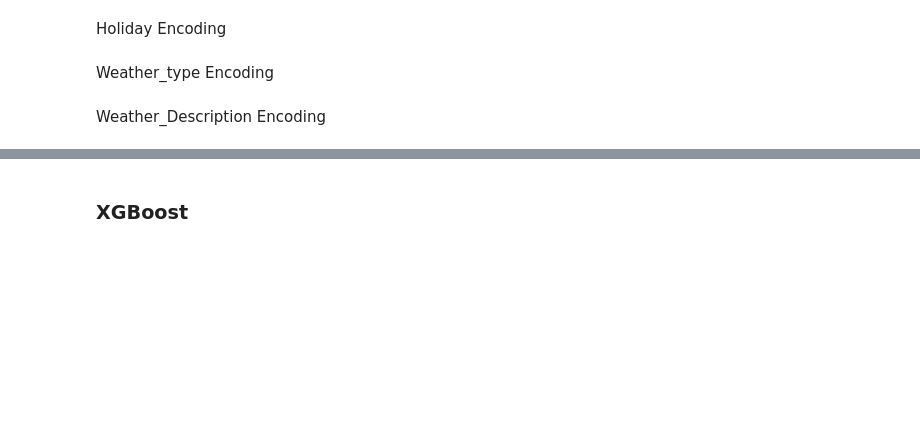
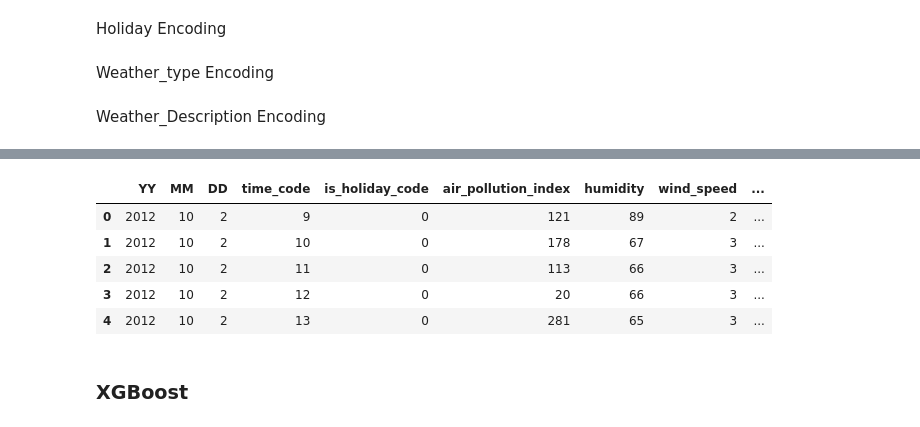
Before and after one commit to iam-Shashank/Sangam-2019, a Jupyter notebook: xgb1.ipynb, the cells around one changed output, grey strips where cells are left out. Drawn from its saved outputs; the diff is of its cells as text; code cells hidden in the pictures; blank space fills up the shorter version.

```diff
--- a/xgb1.ipynb
+++ b/xgb1.ipynb
@@ -132,9 +133,9 @@ DATE: Day, Month, Year Split
 L1,L2,L3=[],[],[]
 for i in train.date:
     t1,t2,t3=i.split('-')
-    L1.append(t1)
-    L2.append(t2)
-    L3.append(t3)
+    L1.append(int(t1))
+    L2.append(int(t2))
+    L3.append(int(t3))
 
 train.insert(loc=1, column='DD', value=L3)
 train.insert(loc=1, column='MM', value=L2)
@@ -168,0 +190,2 @@ train.insert(loc=train.columns.get_loc("weather_description"), column='weather_d
+# %%
+train_drop = train.drop(['date_time', 'date','time', 'is_holiday','weather_type','weather_description'], axis = 1)
@@ -169,3 +212,12 @@ train.insert(loc=train.columns.get_loc("weather_description"), column='weather_d
+# %%
+train_drop.head()
+# %% [output]
+|  | YY | MM | DD | time_code | is_holiday_code | air_pollution_index | humidity | wind_speed | ... |
+| 0 | 2012 | 10 | 2 | 9 | 0 | 121 | 89 | 2 | ... |
+| 1 | 2012 | 10 | 2 | 10 | 0 | 178 | 67 | 3 | ... |
+| 2 | 2012 | 10 | 2 | 11 | 0 | 113 | 66 | 3 | ... |
+| 3 | 2012 | 10 | 2 | 12 | 0 | 20 | 66 | 3 | ... |
+| 4 | 2012 | 10 | 2 | 13 | 0 | 281 | 65 | 3 | ... |
 # %% [markdown]
 ### XGBoost
 # %%
```
Also changed, not shown: parts of 13 cells of this notebook.
